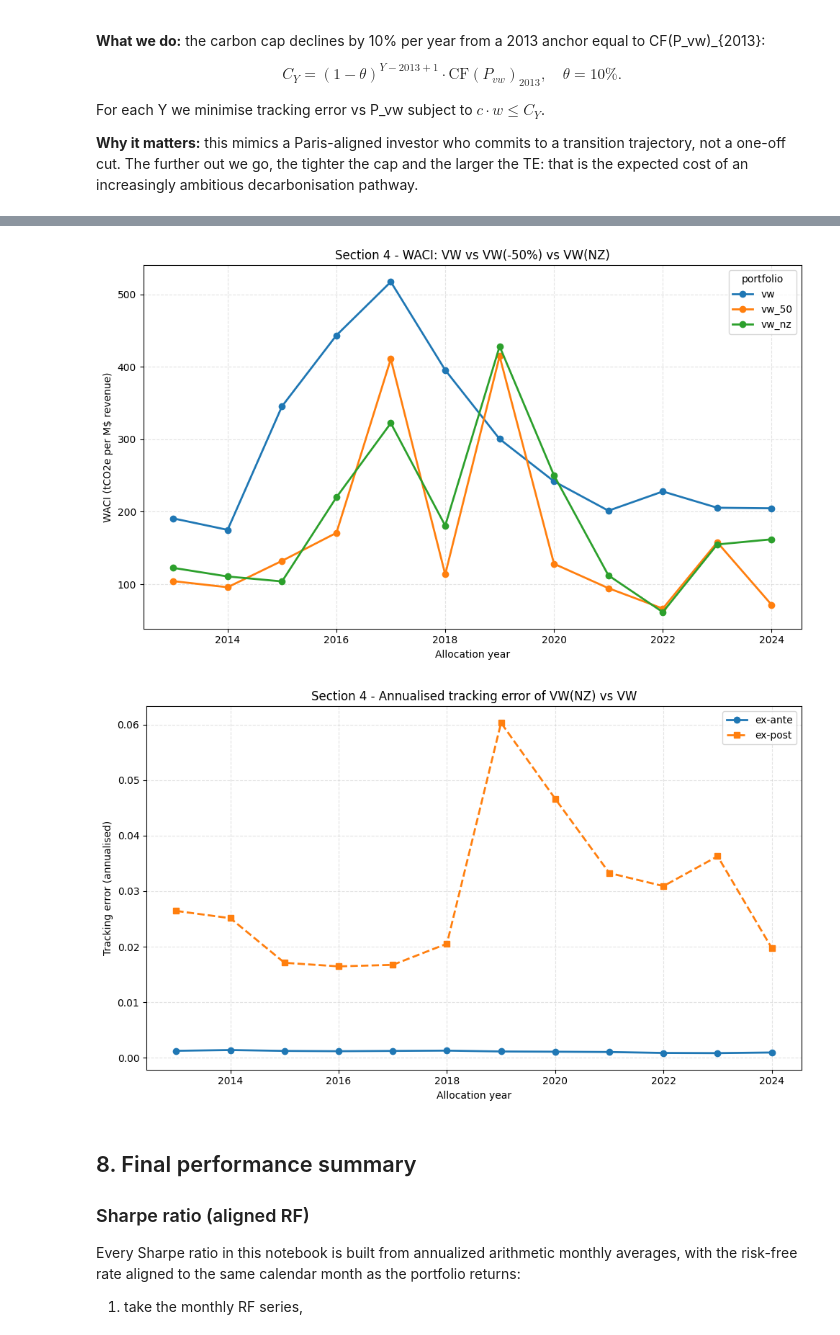
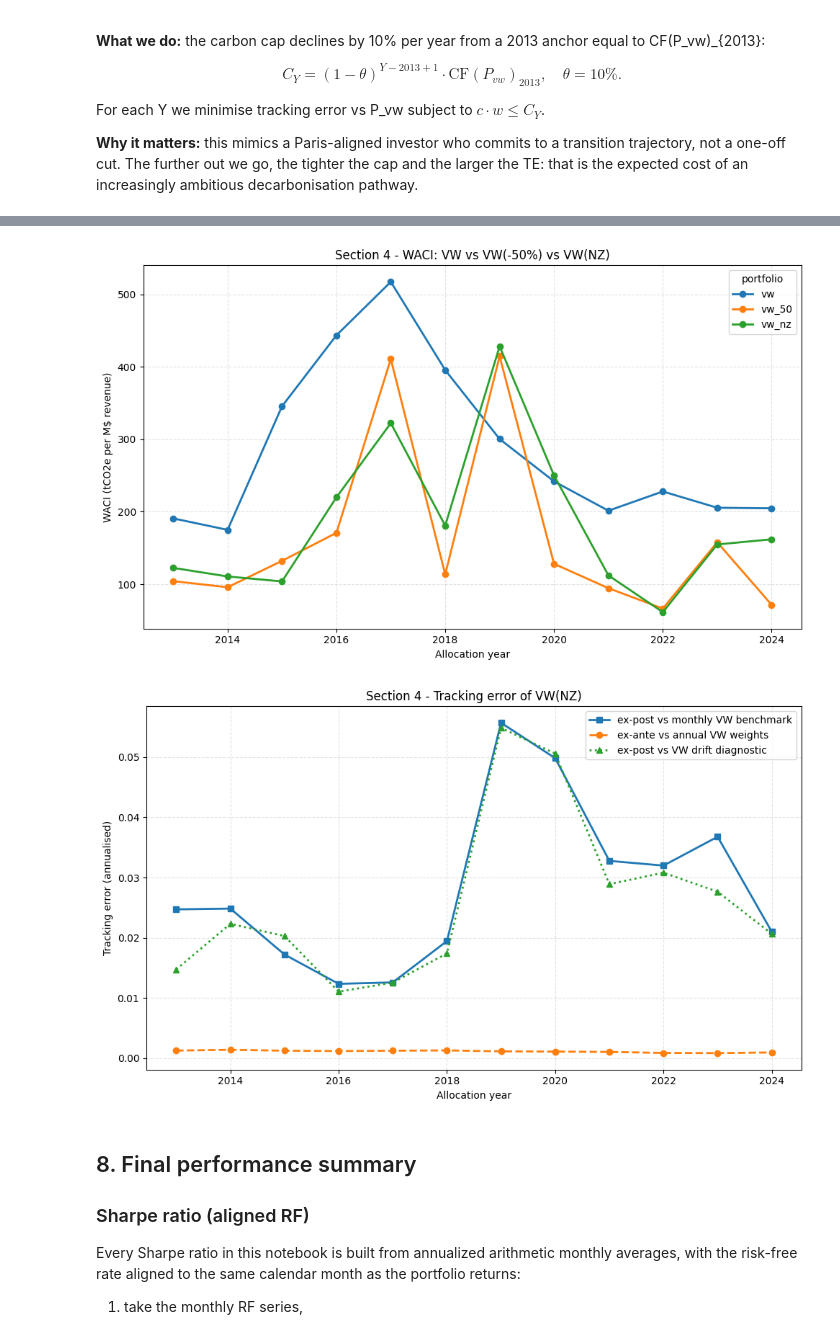
Before and after one commit to saadsch/SAAM-Project, a Jupyter notebook: SAAM_NOTEBOOK.ipynb, the cells around one changed output, grey strips where cells are left out. Saved outputs shown, nothing was run; the diff lists cells and outputs as text; code cells hidden in the pictures.

```diff
--- a/SAAM_NOTEBOOK.ipynb
+++ b/SAAM_NOTEBOOK.ipynb
@@ -500,30 +546,40 @@ Annual loop done.
 # assemble the joint monthly panel and restrict to performance window
 monthly = pd.DataFrame({lab: pd.concat(month_segs[lab]).sort_index() for lab in labels})
 monthly = monthly.loc[f"{PERF_START}-01-01":f"{PERF_END}-12-31"]
-
-# strict monthly-rebalanced VW benchmark (Section 2.3)
-vw_monthly = vw_monthly_rebalanced().loc[f"{PERF_START}-01-01":f"{PERF_END}-12-31"]
-monthly["vw"] = vw_monthly.reindex(monthly.index)
 monthly = monthly[["vw", "vw_drift", "mv", "mv_50", "vw_50", "vw_nz"]]
 
 annual = pd.DataFrame(annual_rows)
 weights = pd.DataFrame(weight_rows)
 te_table = pd.DataFrame(te_rows)
 slack_table = pd.DataFrame(slack_rows)
+concentration_table = pd.DataFrame(concentration_rows)
 waci_top = pd.DataFrame(waci_top_rows)
 cf_top = pd.DataFrame(cf_top_rows)
 path_table = pd.DataFrame(path_rows)
 
 # The annual loop used the annual VW allocation as the optimization benchmark.
-# For reported ex-post tracking error, compare realised returns with the PDF's monthly-rebalanced VW benchmark.
+# Do not overwrite ex-ante TE. Add two realised TE diagnostics with explicit benchmark definitions.
 for idx, row in te_table.iterrows():
     lab = row["portfolio"]
-    if lab == "vw_drift" or lab not in monthly.columns:
+    year = int(row["year"])
+    implementation_year = year + 1
+
+    if lab not in monthly.columns:
         continue
-    year = int(row["implementation_year"])
-    rel = (monthly.loc[f"{year}-01-01":f"{year}-12-31", lab]
-           - monthly.loc[f"{year}-01-01":f"{year}-12-31", "vw"]).dropna()
-    te_table.at[idx, "ex_post_tracking_error_annual"] = float(rel.std(ddof=0) * np.sqrt(12.0)) if len(rel) > 1 else np.nan
+
+    sub = monthly.loc[f"{implementation_year}-01-01":f"{implementation_year}-12-31"]
+
+    if "vw" in sub.columns:
+        rel_monthly_vw = (sub[lab] - sub["vw"]).dropna()
+        te_table.at[idx, "ex_post_tracking_error_vs_monthly_vw_annual"] = (
+            float(rel_monthly_vw.std(ddof=0) * np.sqrt(12.0)) if len(rel_monthly_vw) > 1 else np.nan
+        )
+
+    if "vw_drift" in sub.columns:
+        rel_vw_drift = (sub[lab] - sub["vw_drift"]).dropna()
+        te_table.at[idx, "ex_post_tracking_error_vs_vw_drift_annual"] = (
+            float(rel_vw_drift.std(ddof=0) * np.sqrt(12.0)) if len(rel_vw_drift) > 1 else np.nan
+        )
 
 # combined files with every constructed portfolio in one place
 monthly.to_csv(TABLES / "all_portfolio_monthly_returns.csv", index_label="date")
@@ -531,6 +587,7 @@ annual.to_csv(TABLES / "all_portfolio_annual_carbon_metrics.csv", index=False)
 weights.to_csv(TABLES / "all_portfolio_weights.csv", index=False)
 te_table.to_csv(TABLES / "all_portfolio_tracking_errors.csv", index=False)
 slack_table.to_csv(TABLES / "all_portfolio_constraint_slack.csv", index=False)
+concentration_table.to_csv(TABLES / "all_portfolio_concentration_metrics.csv", index=False)
 
 # sanity check: no carbon-constraint violations
 constrained = slack_table[slack_table["carbon_limit"].notna() & (slack_table["portfolio"] != "vw_drift")]
@@ -938,12 +1011,16 @@ plot_annual(waci_panel, "waci_tco2e_per_musd_revenue", ["vw", "vw_50", "vw_nz"],
             "Section 4 - WACI: VW vs VW(-50%) vs VW(NZ)",
             "WACI (tCO2e per M$ revenue)")
 
-# TE of VW(NZ)
+# TE of VW(NZ), with official benchmark comparison first.
 te_nz = te_table[te_table["portfolio"] == "vw_nz"]
 fig, ax = plt.subplots(figsize=(10, 6))
-ax.plot(te_nz["year"], te_nz["ex_ante_tracking_error_annual"], marker="o", linewidth=2, label="ex-ante")
-ax.plot(te_nz["year"], te_nz["ex_post_tracking_error_annual"], marker="s", linewidth=2, linestyle="--", label="ex-post")
-ax.set_title("Section 4 - Annualised tracking error of VW(NZ) vs VW")
+ax.plot(te_nz["year"], te_nz["ex_post_tracking_error_vs_monthly_vw_annual"],
+        marker="s", linewidth=2, label="ex-post vs monthly VW benchmark")
+ax.plot(te_nz["year"], te_nz["ex_ante_tracking_error_annual"],
+        marker="o", linewidth=2, linestyle="--", label="ex-ante vs annual VW weights")
+ax.plot(te_nz["year"], te_nz["ex_post_tracking_error_vs_vw_drift_annual"],
+        marker="^", linewidth=2, linestyle=":", label="ex-post vs VW drift diagnostic")
+ax.set_title("Section 4 - Tracking error of VW(NZ)")
 ax.set_xlabel("Allocation year"); ax.set_ylabel("Tracking error (annualised)")
 ax.grid(True, linestyle="--", alpha=0.35); ax.legend()
 fig.tight_layout(); fig.savefig(FIGURES / "part4_tracking_error_vw_netzero.png", dpi=160)
@@ -953,6 +1030,6 @@ plt.show()
 [figure]
 [figure]
-[figure, old version]
+[figure, new version]
 # %% [markdown]
 ## 8. Final performance summary
 
```
Also changed, not shown: parts of 17 cells of this notebook, 24 other files.
